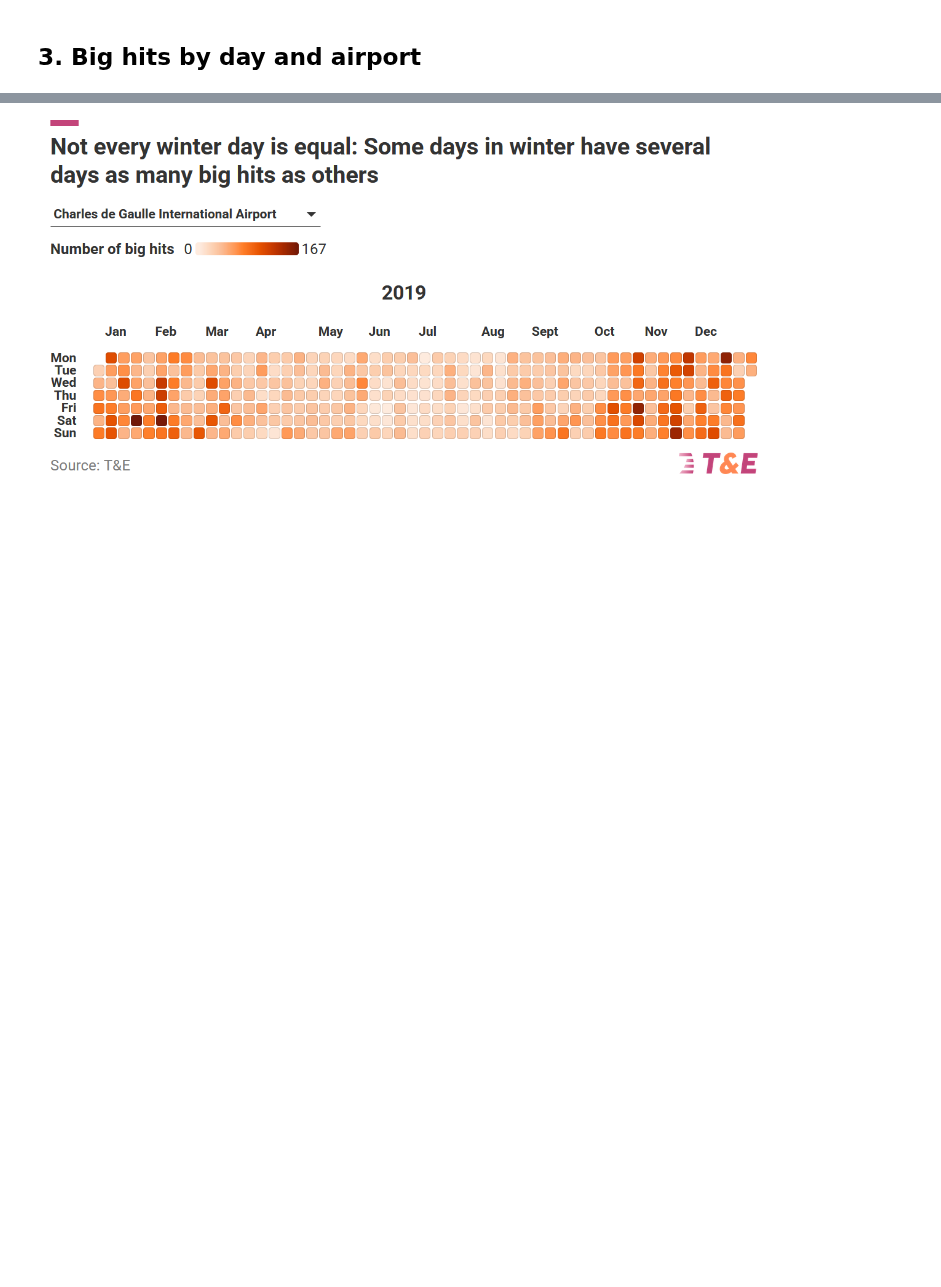
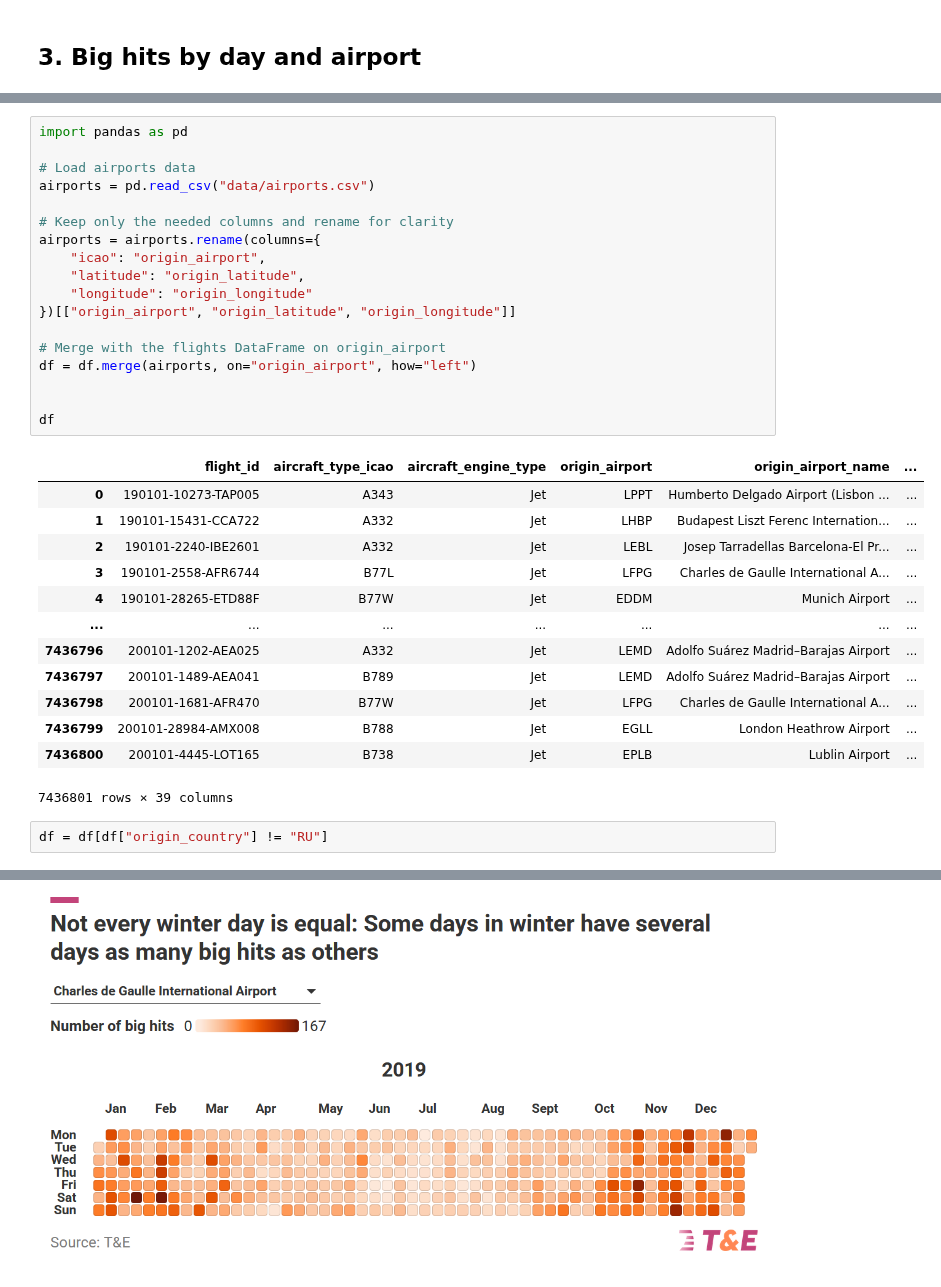
Before and after one commit to Transport-Environment/atm_and_contrail_avoidance, a Jupyter notebook: 1_departures.ipynb, the cells around one changed output, grey strips where cells are left out. Drawn from its saved outputs; the diff is of its cells as text; blank space fills up the shorter version.

```diff
--- a/1_departures.ipynb
+++ b/1_departures.ipynb
@@ -268 +286,35 @@ normalized.to_csv("output/departures/2_big_hits_by_hour.csv", index=False)
+# %%
+import pandas as pd
+
+# Load airports data
+airports = pd.read_csv("data/airports.csv")
+
+# Keep only the needed columns and rename for clarity
+airports = airports.rename(columns={
+    "icao": "origin_airport",
+    "latitude": "origin_latitude",
+    "longitude": "origin_longitude"
+})[["origin_airport", "origin_latitude", "origin_longitude"]]
+
+# Merge with the flights DataFrame on origin_airport
+df = df.merge(airports, on="origin_airport", how="left")
+
+
+df
+# %% [output]
+|  | flight_id | aircraft_type_icao | aircraft_engine_type | origin_airport | origin_airport_name | ... |
+| 0 | 190101-10273-TAP005 | A343 | Jet | LPPT | Humberto Delgado Airport (Lisbon ... | ... |
+| 1 | 190101-15431-CCA722 | A332 | Jet | LHBP | Budapest Liszt Ferenc Internation... | ... |
+| 2 | 190101-2240-IBE2601 | A332 | Jet | LEBL | Josep Tarradellas Barcelona-El Pr... | ... |
+| 3 | 190101-2558-AFR6744 | B77L | Jet | LFPG | Charles de Gaulle International A... | ... |
+| 4 | 190101-28265-ETD88F | B77W | Jet | EDDM | Munich Airport | ... |
+| ... | ... | ... | ... | ... | ... | ... |
+| 7436796 | 200101-1202-AEA025 | A332 | Jet | LEMD | Adolfo Suárez Madrid–Barajas Airport | ... |
+| 7436797 | 200101-1489-AEA041 | B789 | Jet | LEMD | Adolfo Suárez Madrid–Barajas Airport | ... |
+| 7436798 | 200101-1681-AFR470 | B77W | Jet | LFPG | Charles de Gaulle International A... | ... |
+| 7436799 | 200101-28984-AMX008 | B788 | Jet | EGLL | London Heathrow Airport | ... |
+| 7436800 | 200101-4445-LOT165 | B738 | Jet | EPLB | Lublin Airport | ... |
+7436801 rows × 39 columns
+# %%
+df = df[df["origin_country"] != "RU"]
 # %%
```
Also changed, not shown: parts of 7 cells of this notebook, 2 other files.
